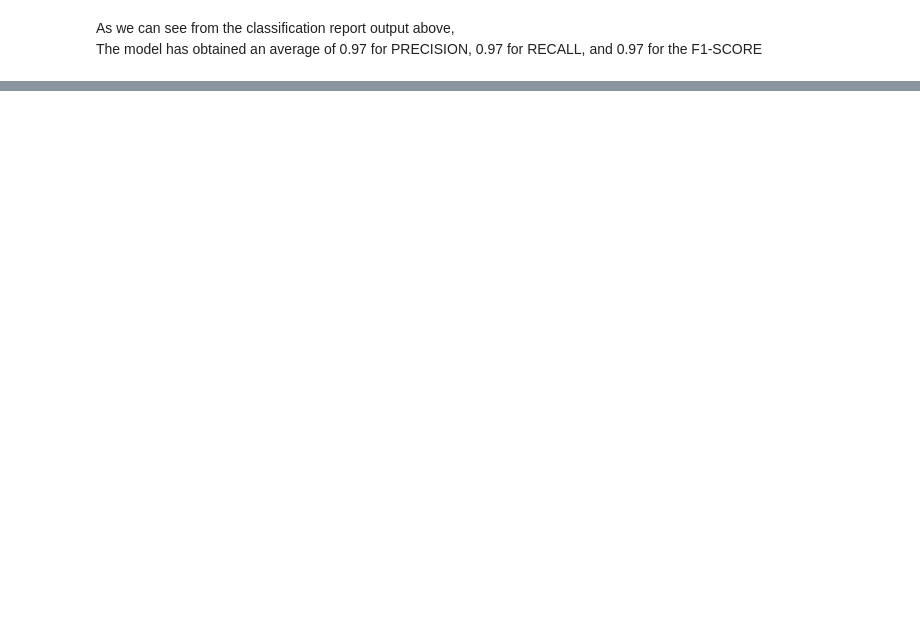
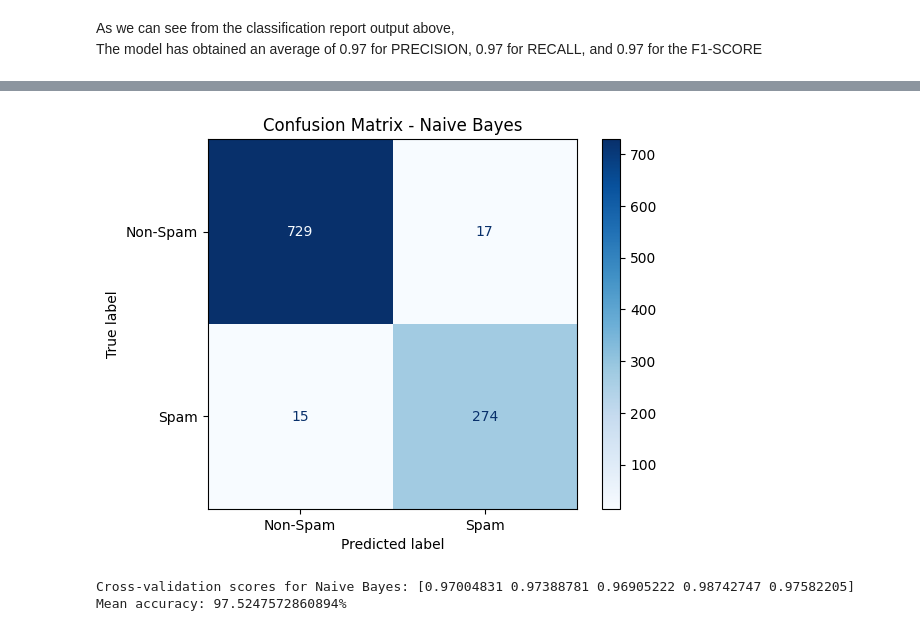
Before and after one commit to azuhayer/Spam-Message-Classifier, a Jupyter notebook: Spam_Classifier.ipynb, the cells around one changed output, grey strips where cells are left out. Saved outputs shown, nothing was run; the diff lists cells and outputs as text; code cells hidden in the pictures; blank space fills up the shorter version.

```diff
--- a/Spam_Classifier.ipynb
+++ b/Spam_Classifier.ipynb
@@ -305,5 +314,19 @@ print(cr_nb)
+# %%
+# Generate the confusion matrix
+cm_nb = confusion_matrix(y_test, y_pred_nb)
+
+# Display the confusion matrix using matplotlib
+disp = ConfusionMatrixDisplay(confusion_matrix=cm_nb, display_labels=['Non-Spam', 'Spam'])
+disp.plot(cmap='Blues', values_format='d')  # Format numbers as integers
+plt.title("Confusion Matrix - Naive Bayes")
+plt.show()
+# %% [output]
+[figure, added]
 # %%
 # Perform cross-validation
 cv_scores_nb = cross_val_score(nb_model, x, y, cv=5, scoring='accuracy')
 print("Cross-validation scores for Naive Bayes:", cv_scores_nb)
-print(f"Mean accuracy: {np.mean(cv_scores_nb) * 100:.2f}%")
+print(f"Mean accuracy: {np.mean(cv_scores_nb) * 100}%")
+# %% [output]
+Cross-validation scores for Naive Bayes: [0.97004831 0.97388781 0.96905222 0.98742747 0.97582205]
+Mean accuracy: 97.5247572860894%
```
Also changed, not shown: parts of 9 cells of this notebook.
